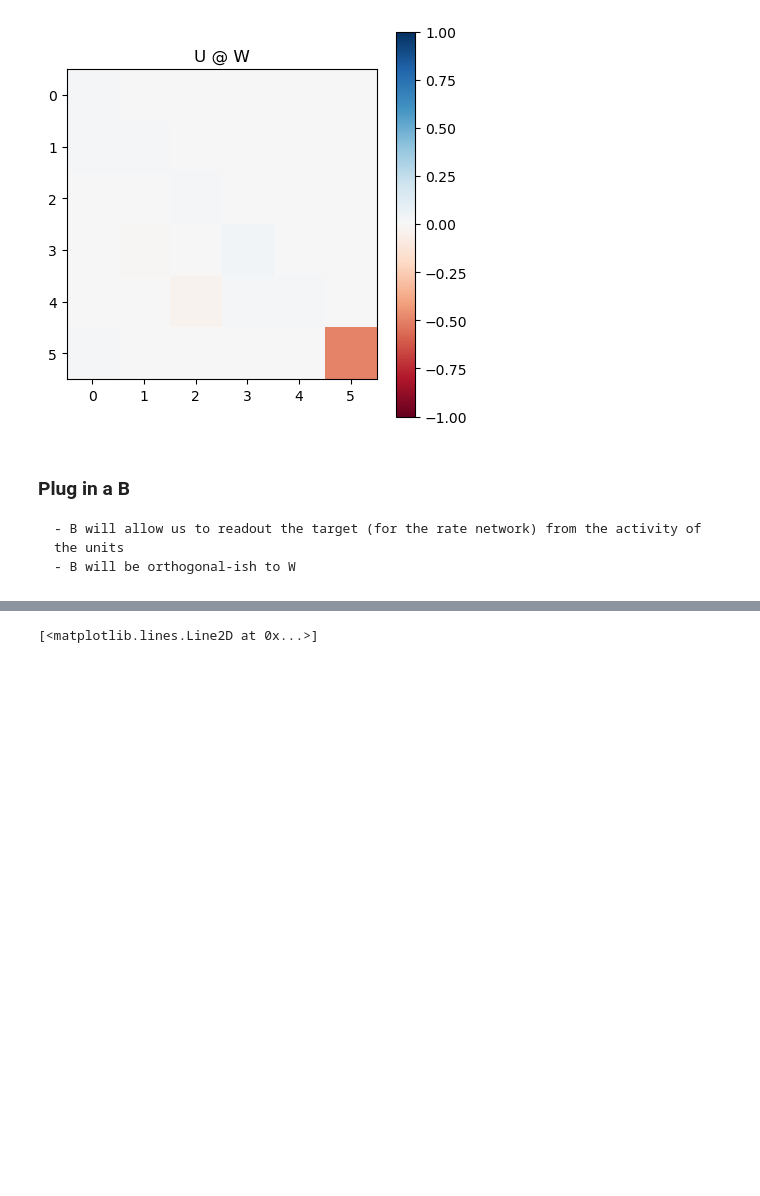
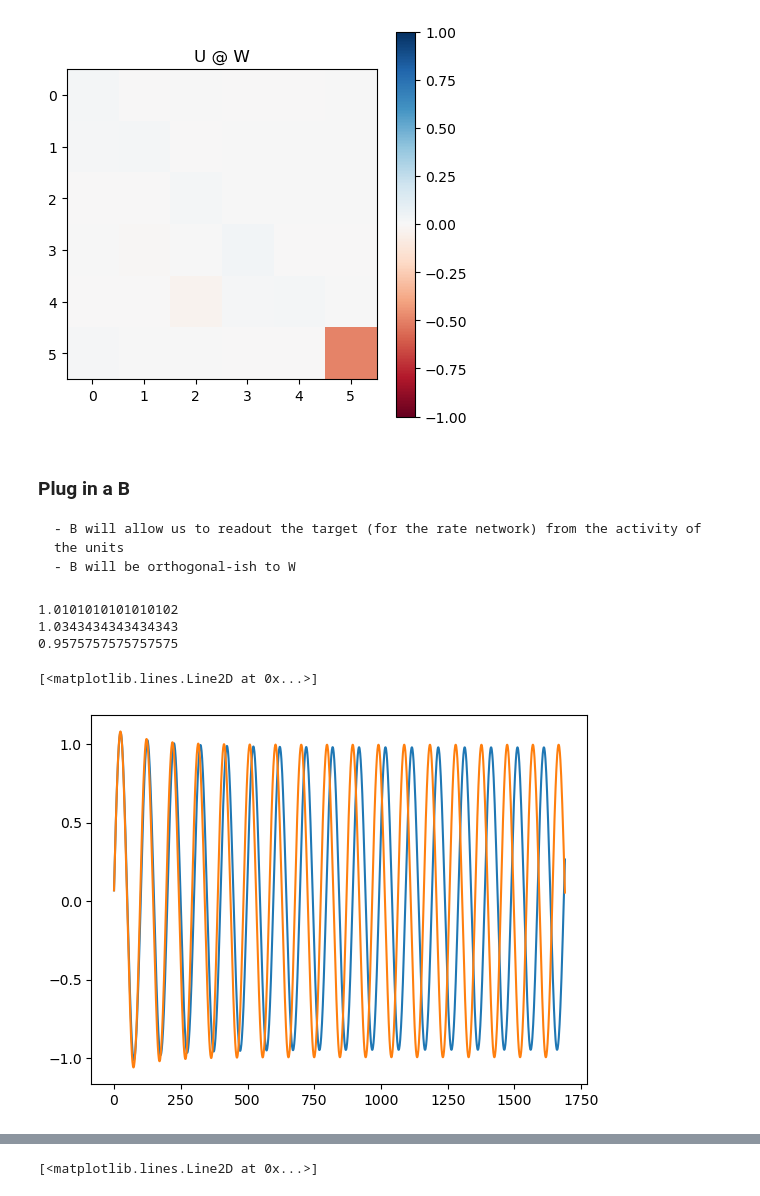
Before and after one commit to andrewZimnik/basal_ganglia, a Jupyter notebook: scripts/multiSpeedLearningModel.ipynb, the cells around one changed output, grey strips where cells are left out. Saved outputs shown, nothing was run; the diff lists cells and outputs as text; code cells hidden in the pictures; blank space fills up the shorter version.

```diff
--- a/scripts/multiSpeedLearningModel.ipynb
+++ b/scripts/multiSpeedLearningModel.ipynb
@@ -539,3 +539,35 @@ def returnRates(u,ipt,b=None,ctxMag = 0.5,xStart = None, rStart = None, zStart =
 
     # return output
     return allActivations, allRates, allLatents, allOutputs
+# %%
+t = np.arange(0,1690)
+test1 = originalOutput[:,0]
+test2 = perturbedOutput1[:,0]
+test3 = np.sin(0.97*0.01  * 2 * np.pi * t )
+freqRange = np.linspace(0.8,1.2,100)
+mag1 = np.zeros(100) + np.nan
+mag2 = np.zeros(100) + np.nan
+mag3 = np.zeros(100) + np.nan
+for idx,f in enumerate(freqRange):
+    testSin = np.sin(f*0.01 * 2 * np.pi * t)
+    testCos = np.cos(f*0.01 * 2 * np.pi * t)
+    mag1[idx] = np.dot(test1,testSin) + np.dot(test1,testCos)
+    mag2[idx] = np.dot(test2,testSin) + np.dot(test2,testCos)
+    mag3[idx] = np.dot(test3,testSin) + np.dot(test3,testCos)
+
+F1 = freqRange[np.argmax(mag1)]
+F2 = freqRange[np.argmax(mag2)]
+F3 = freqRange[np.argmax(mag3)]
+print(F1)
+print(F2)
+print(F3)
+# %% [output]
+1.0101010101010102
+1.0343434343434343
+0.9575757575757575
+# %%
+plt.plot(test1)
+plt.plot(test2)
+# %% [output]
+[<matplotlib.lines.Line2D at 0x...>]
+[figure, added]
```
Also changed, not shown: parts of 15 cells of this notebook.
